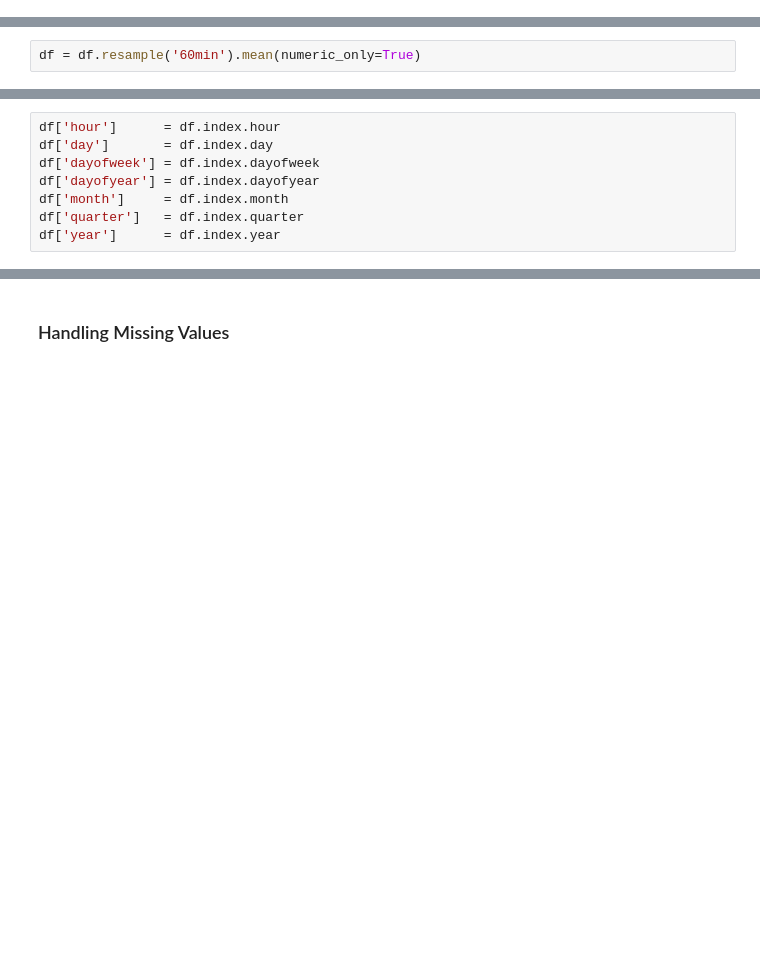
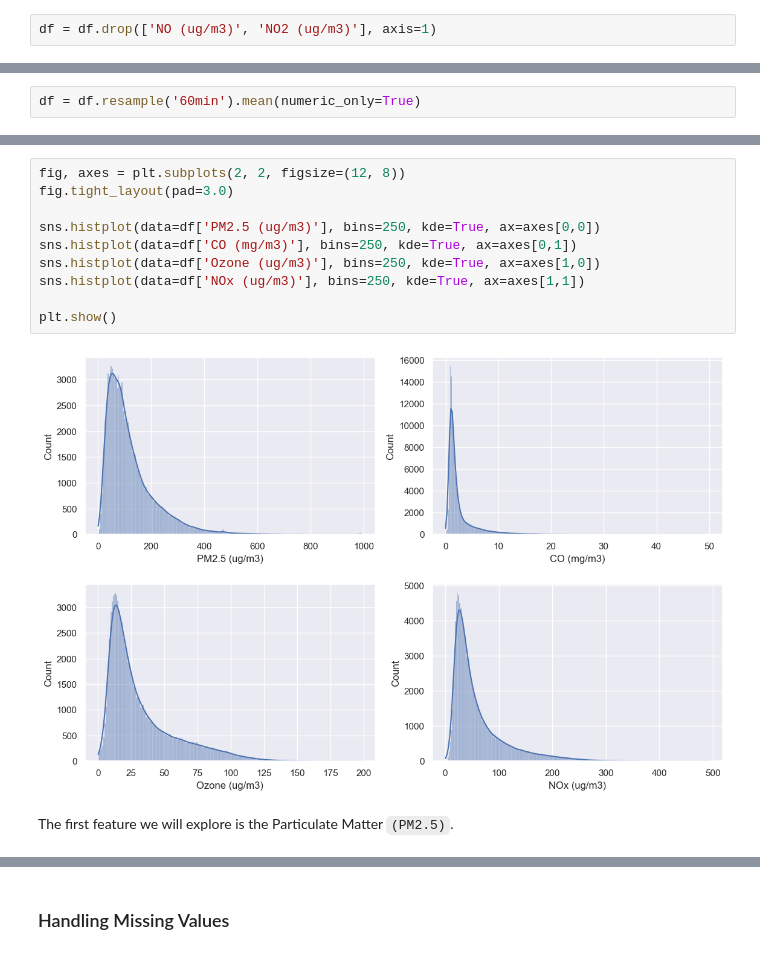
Before and after one commit to sotostzam/india-air-quality-analysis, a Jupyter notebook: main.ipynb, the cells around one changed output, grey strips where cells are left out. Cells and saved outputs as stored; diff of their text form; blank space fills up the shorter version.

```diff
--- a/main.ipynb
+++ b/main.ipynb
@@ -487,0 +507,2 @@ interested in exploring the air quality in one state at a time, I will resample
+# %%
+df = df.drop(['NO (ug/m3)', 'NO2 (ug/m3)'], axis=1)
@@ -494,8 +515,0 @@ Let's prepare our dataset by enhancing it with useful features and separating it
-# %%
-df['hour']      = df.index.hour
-df['day']       = df.index.day
-df['dayofweek'] = df.index.dayofweek
-df['dayofyear'] = df.index.dayofyear
-df['month']     = df.index.month
-df['quarter']   = df.index.quarter
-df['year']      = df.index.year
@@ -514,0 +521,14 @@ for metric in ['PM2.5 (ug/m3)', 'NOx (ug/m3)', 'CO (mg/m3)', 'Ozone (ug/m3)']:
+# %%
+fig, axes = plt.subplots(2, 2, figsize=(12, 8))
+fig.tight_layout(pad=3.0)
+
+sns.histplot(data=df['PM2.5 (ug/m3)'], bins=250, kde=True, ax=axes[0,0])
+sns.histplot(data=df['CO (mg/m3)'], bins=250, kde=True, ax=axes[0,1])
+sns.histplot(data=df['Ozone (ug/m3)'], bins=250, kde=True, ax=axes[1,0])
+sns.histplot(data=df['NOx (ug/m3)'], bins=250, kde=True, ax=axes[1,1])
+
+plt.show()
+# %% [output]
+[figure, added]
+# %% [markdown]
+The first feature we will explore is the Particulate Matter `(PM2.5)`.
```
Also changed, not shown: parts of 101 cells of this notebook.
